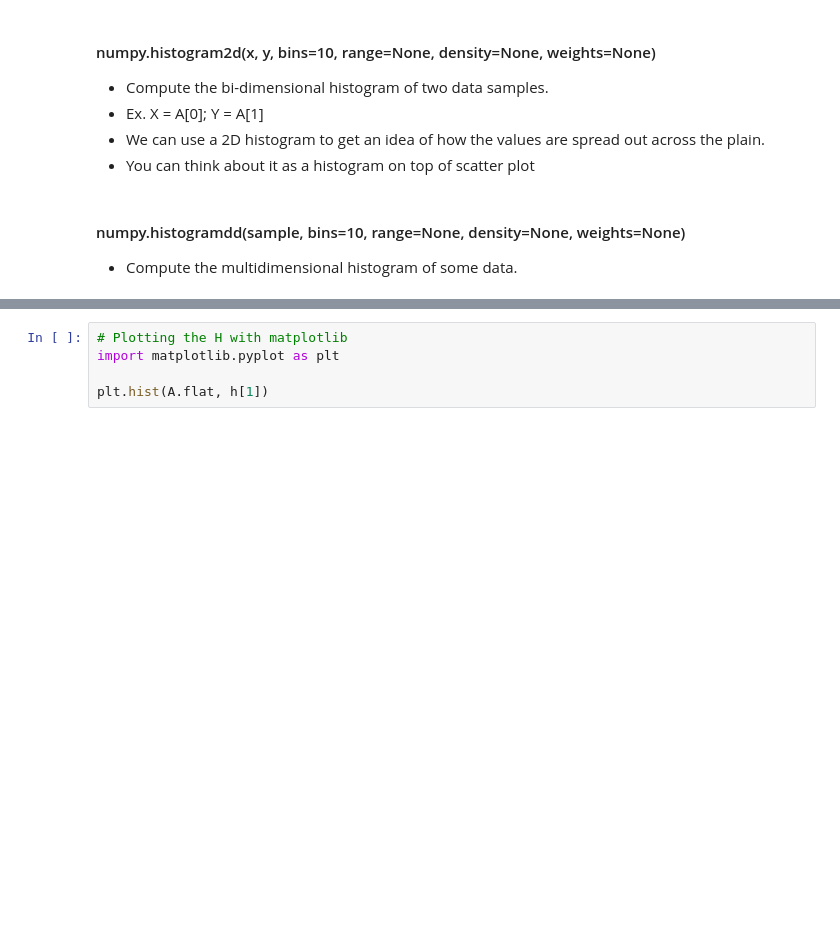
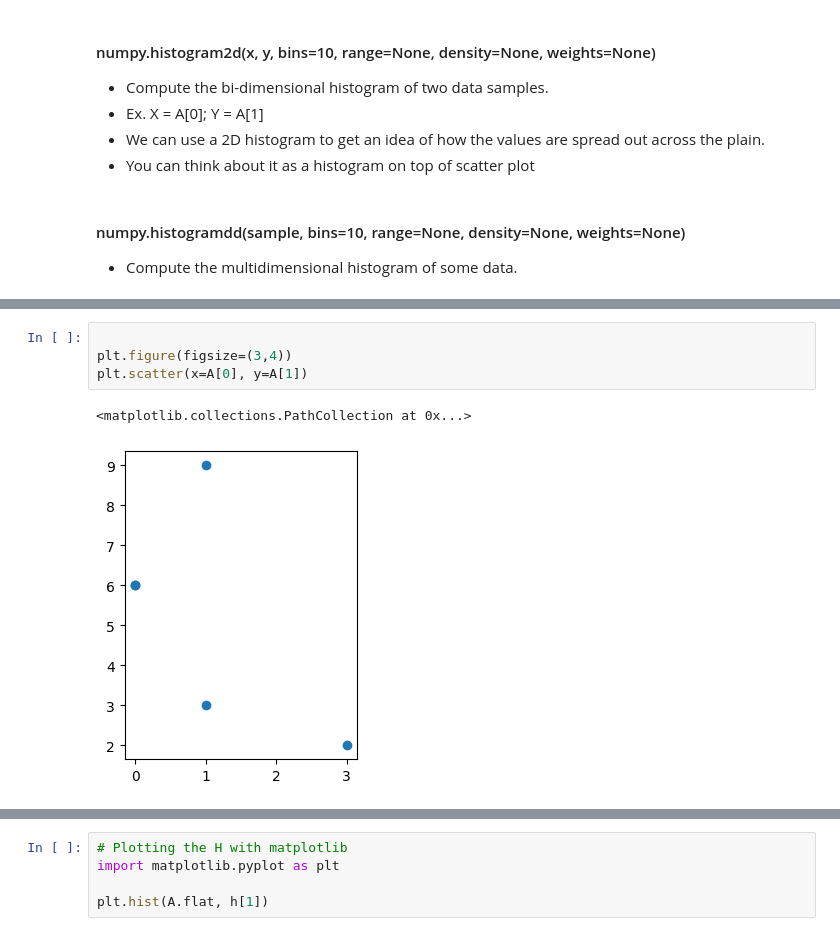
Before and after one commit to jmonti-gh/365DS_jm, a Jupyter notebook: 7_Data_Prepro_Numpy/7_7_histograms_2.ipynb, the cells around one changed output, grey strips where cells are left out. Drawn from its saved outputs; the diff is of its cells as text; blank space fills up the shorter version.

```diff
--- a/7_Data_Prepro_Numpy/7_7_histograms_2.ipynb
+++ b/7_Data_Prepro_Numpy/7_7_histograms_2.ipynb
@@ -40,3 +169,10 @@ array([[1, 0, 0, 3, 1],
+# %%
+
+plt.figure(figsize=(3,4))
+plt.scatter(x=A[0], y=A[1])
+# %% [output]
+<matplotlib.collections.PathCollection at 0x...>
+[figure, added]
 # %%
 # 2D Histogram: A[0] is X and A[1] is Y
 # np.histogram2d(A[0], A[1])) - np.histogram2d(A[0], A[1], bins=4))
```
Also changed, not shown: parts of 23 cells of this notebook.
